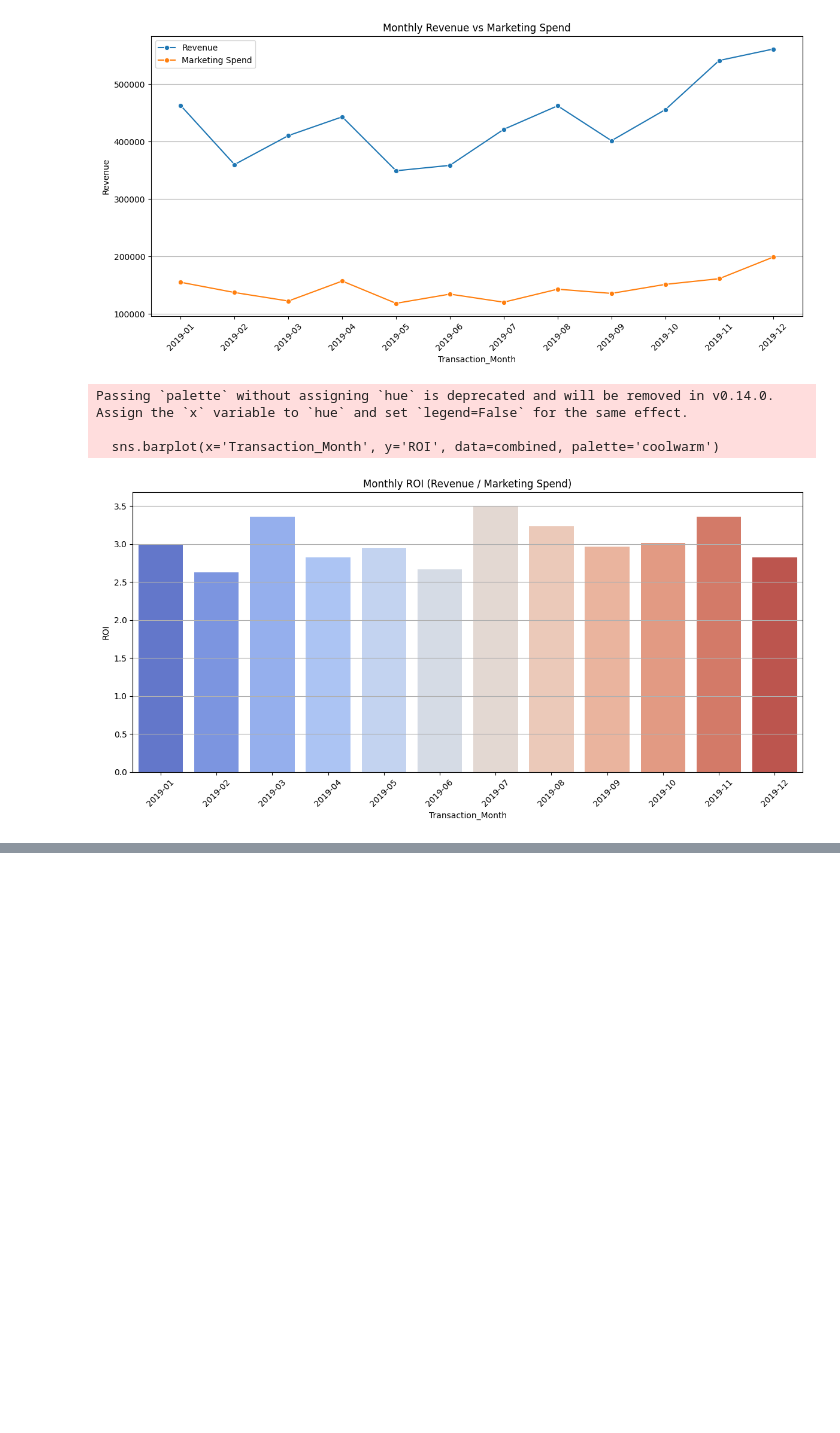
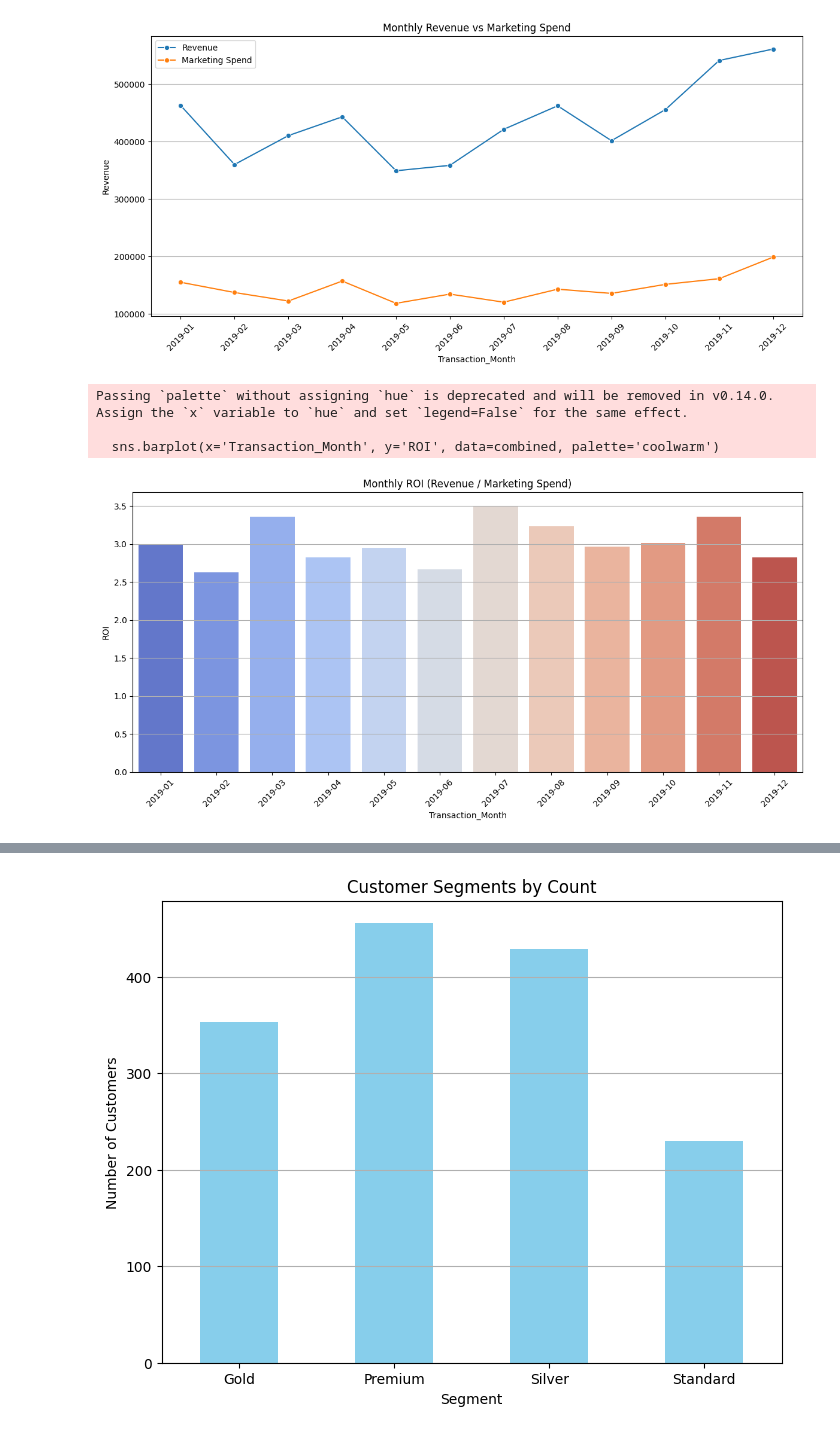
Before and after one commit to HarshaVardhan2412/ecommerce-marketing-sales-analysis, a Jupyter notebook: ecommerce_analysis.ipynb, the cells around one changed output, grey strips where cells are left out. Drawn from its saved outputs; the diff is of its cells as text; code cells hidden in the pictures; blank space fills up the shorter version.

```diff
--- a/ecommerce_analysis.ipynb
+++ b/ecommerce_analysis.ipynb
@@ -617,0 +1151,96 @@ Passing `palette` without assigning `hue` is deprecated and will be removed in v
+# %%
+#Business Question 10 :
+#Segment customers into groups such as Premium, Gold, Silver, and Standard.
+#What targeted strategies can be developed for each segment to improve retention and revenue? (Use RFM segmentation techniques)
+
+sales['Transaction_Date'] = pd.to_datetime(sales['Transaction_Date'])
+
+# Set reference date as the last date in the data
+reference_date = sales['Transaction_Date'].max()
+
+# Calculate RFM metrics
+rfm = sales.groupby('CustomerID').agg({
+    'Transaction_Date': lambda x: (reference_date - x.max()).days,
+    'Transaction_ID': 'count',
+    'Quantity': 'sum',
+    'Avg_Price': 'mean'
+}).reset_index()
+
+rfm.rename(columns={
+    'Transaction_Date': 'Recency',
+    'Transaction_ID': 'Frequency'
+}, inplace=True)
+
+# Calculate Monetary as total spent (Quantity * Avg_Price) per customer
+sales['Total_Amount'] = sales['Quantity'] * sales['Avg_Price']
+monetary = sales.groupby('CustomerID')['Total_Amount'].sum().reset_index()
+rfm = rfm.merge(monetary, on='CustomerID')
+rfm.rename(columns={'Total_Amount': 'Monetary'}, inplace=True)
+
+# Scoring using quartiles
+rfm['R_Score'] = pd.qcut(rfm['Recency'], 4, labels=[4, 3, 2, 1]).astype(int)
+rfm['F_Score'] = pd.qcut(rfm['Frequency'].rank(method='first'), 4, labels=[1, 2, 3, 4]).astype(int)
+rfm['M_Score'] = pd.qcut(rfm['Monetary'], 4, labels=[1, 2, 3, 4]).astype(int)
+
+# Combine RFM Score
+rfm['RFM_Score'] = rfm['R_Score'] * 100 + rfm['F_Score'] * 10 + rfm['M_Score']
+
+# Segment mapping
+def segment(x):
+    if x >= 344:
+        return 'Premium'
+    elif 243 <= x <= 343:
+        return 'Gold'
+    elif 132 <= x <= 242:
+        return 'Silver'
+    else:
+        return 'Standard'
+
+rfm['Segment'] = rfm['RFM_Score'].apply(segment)
+
+# Summary of segments
+segment_summary = rfm.groupby('Segment').agg({
+    'CustomerID': 'count',
+    'Monetary': 'mean',
+    'Recency': 'mean',
+    'Frequency': 'mean'
+}).rename(columns={'CustomerID': 'Number_of_Customers'})
+
+# Visualization
+plt.figure(figsize=(8,6))
+segment_summary['Number_of_Customers'].plot(kind='bar', color='skyblue')
+plt.title('Customer Segments by Count')
+plt.ylabel('Number of Customers')
+plt.xticks(rotation=0)
+plt.grid(axis='y')
+plt.show()
+
+rfm_sales = sales.merge(rfm[['CustomerID', 'Segment']], on='CustomerID', how='left')
+
+if 'Product_Cateogry' in rfm_sales.columns:
+    product_category_column = 'Product_Cateogry'
+else:
+    product_category_column = 'Product_Category'  # fallback if already cleaned
+
+# Calculate segment-wise metrics carefully
+segment_profile = rfm_sales.groupby('Segment').agg({
+    'Transaction_ID': 'nunique',
+    'Total_Amount': 'sum',
+    product_category_column: pd.Series.nunique,
+    'Coupon_Status': lambda x: (x == 'Applied').sum() / x.count() * 100 if x.count() > 0 else 0,
+    'Delivery_Charges': 'mean',
+    'Quantity': 'sum',
+    'Avg_Price': 'mean'
+}).rename(columns={
+    'Transaction_ID': 'Total_Transactions',
+    'Total_Amount': 'Total_Revenue',
+    product_category_column: 'Unique_Product_Categories',
+    'Coupon_Status': 'Coupon_Usage_%',
+    'Delivery_Charges': 'Avg_Delivery_Charges',
+    'Quantity': 'Total_Quantity',
+    'Avg_Price': 'Avg_Price_per_Unit'
+}).reset_index()
+
+segment_profile
+# %% [output]
+[figure, added]
```
Also changed, not shown: parts of 12 cells of this notebook, 2 other files.
